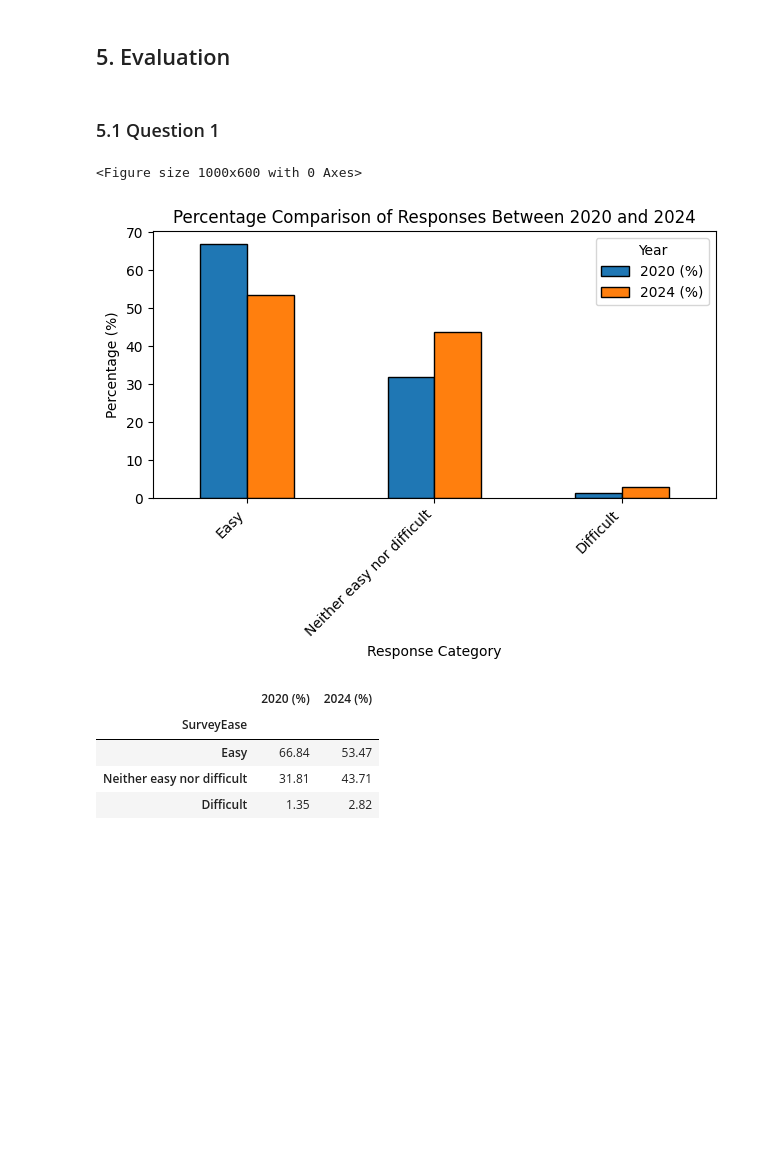
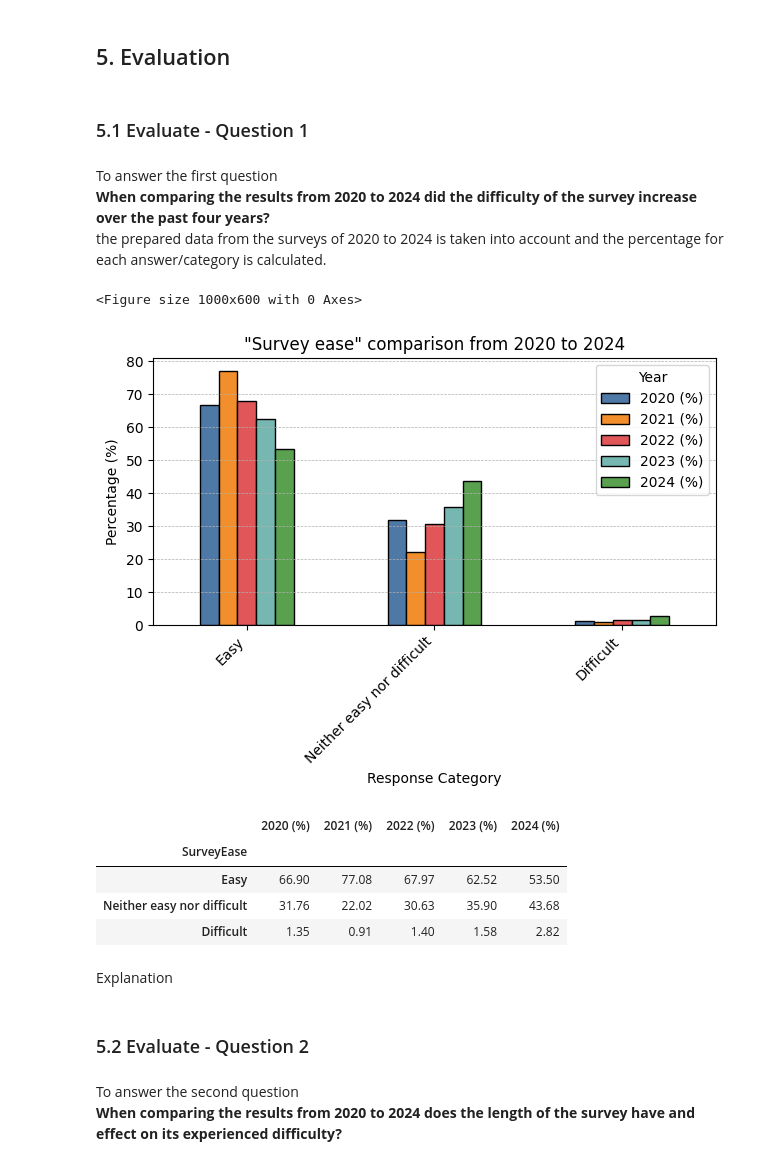
Before and after one commit to Enginamics/stackoverflow_survey_analysis, a Jupyter notebook: stackoverflow_survey_analysis.ipynb, the cells around one changed output. Saved outputs shown, nothing was run; the diff lists cells and outputs as text; code cells hidden in the pictures; blank space fills up the shorter version.

Commit message:
further working on question 1 and 2

```diff
--- a/stackoverflow_survey_analysis.ipynb
+++ b/stackoverflow_survey_analysis.ipynb
@@ -44,6 +44,12 @@ Then we import the relevant survays into our workspace
 # %%
 df_20 = pd.read_csv('./data/stack-overflow-developer-survey-2020/survey_results_public.csv')
 df_20_schema = pd.read_csv('./data/stack-overflow-developer-survey-2020/survey_results_schema.csv')
+df_21 = pd.read_csv('./data/stack-overflow-developer-survey-2021/survey_results_public.csv')
+df_21_schema = pd.read_csv('./data/stack-overflow-developer-survey-2021/survey_results_schema.csv')
+df_22 = pd.read_csv('./data/stack-overflow-developer-survey-2022/survey_results_public.csv')
+df_22_schema = pd.read_csv('./data/stack-overflow-developer-survey-2022/survey_results_schema.csv')
+df_23 = pd.read_csv('./data/stack-overflow-developer-survey-2023/survey_results_public.csv')
+df_23_schema = pd.read_csv('./data/stack-overflow-developer-survey-2023/survey_results_schema.csv')
 df_24 = pd.read_csv('./data/stack-overflow-developer-survey-2024/survey_results_public.csv')
 df_24_schema = pd.read_csv('./data/stack-overflow-developer-survey-2024/survey_results_schema.csv')
 # %% [markdown]
@@ -280,0 +443,16 @@ Lets create the datafields to answer Question 2:
+# %%
+# only copy columns 'SurveyEase', 'SurveyLength' and drop NaN's in 'SurveyEase' and 'SurveyLength'
+df_20_q1q2_cleaned = df_20[['SurveyEase', 'SurveyLength']].dropna(subset=['SurveyEase', 'SurveyLength'])
+df_21_q1q2_cleaned = df_21[['SurveyEase', 'SurveyLength']].dropna(subset=['SurveyEase', 'SurveyLength'])
+df_22_q1q2_cleaned = df_22[['SurveyEase', 'SurveyLength']].dropna(subset=['SurveyEase', 'SurveyLength'])
+df_23_q1q2_cleaned = df_23[['SurveyEase', 'SurveyLength']].dropna(subset=['SurveyEase', 'SurveyLength'])
+df_24_q1q2_cleaned = df_24[['SurveyEase', 'SurveyLength']].dropna(subset=['SurveyEase', 'SurveyLength'])
+if (
+    df_20_q1q2_cleaned.isna().sum().any() or
+    df_21_q1q2_cleaned.isna().sum().any() or
+    df_22_q1q2_cleaned.isna().sum().any() or
+    df_23_q1q2_cleaned.isna().sum().any() or
+    df_24_q1q2_cleaned.isna().sum().any()):
+    print("still some NaN's left") # check for NaN's! (should be 0!)
+else:
+    print("all NaN's removed") # all good
@@ -305,36 +506,54 @@ Name: YearlyCompensation, Length: 64461, dtype: float64
 # %% [markdown]
 ## 5. Evaluation
 # %% [markdown]
-### 5.1 Question 1
+### 5.1 Evaluate - Question 1
+# %% [markdown]
+To answer the first question
+**When comparing the results from 2020 to 2024 did the difficulty of the survey increase over the past four years?**
+the prepared data from the surveys of 2020 to 2024 is taken into account and the percentage for each answer/category is calculated.
 # %%
-# Calculate percentage for each category in 2020 and in 2024
-df20_q1_percentage = (df20_q1_cleaned.value_counts(normalize=True) * 100).round(2)
-df24_q1_percentage = (df24_q1_cleaned.value_counts(normalize=True) * 100).round(2)
+# Calculate percentage for each category in survey difficulty from 2020 to 2024
+df_20_q1_percentage = (df_20_q1q2_cleaned['SurveyEase'].value_counts(normalize=True) * 100).round(2)
+df_21_q1_percentage = (df_21_q1q2_cleaned['SurveyEase'].value_counts(normalize=True) * 100).round(2)
+df_22_q1_percentage = (df_22_q1q2_cleaned['SurveyEase'].value_counts(normalize=True) * 100).round(2)
+df_23_q1_percentage = (df_23_q1q2_cleaned['SurveyEase'].value_counts(normalize=True) * 100).round(2)
+df_24_q1_percentage = (df_24_q1q2_cleaned['SurveyEase'].value_counts(normalize=True) * 100).round(2)
 
-# Creating DataFrame to compare the percentages between 2020 and 2024
+# Creating new DataFrame to compare the percentages from 2020 to 2024
 q1_comparison_df = pd.DataFrame({
-    '2020 (%)': df20_q1_percentage,
-    '2024 (%)': df24_q1_percentage
+    '2020 (%)': df_20_q1_percentage,
+    '2021 (%)': df_21_q1_percentage,
+    '2022 (%)': df_22_q1_percentage,
+    '2023 (%)': df_23_q1_percentage,
+    '2024 (%)': df_24_q1_percentage
 })
 
 # Plotting the comparison
 plt.figure(figsize=(10, 6))
-q1_comparison_df.plot(kind='bar', color=['#1f77b4', '#ff7f0e'], edgecolor='black')
-plt.title('Percentage Comparison of Responses Between 2020 and 2024')
+q1_comparison_df.plot(kind='bar', color=['#4E79A7', '#F28E2B', '#E15759', '#76B7B2', '#59A14F'], edgecolor='black')
+plt.title('"Survey ease" comparison from 2020 to 2024')
 plt.xlabel('Response Category')
 plt.ylabel('Percentage (%)')
 plt.xticks(rotation=45, ha='right')
 plt.legend(title='Year')
+plt.grid(True, which='both', linestyle='--', linewidth=0.5, axis='y')
 plt.tight_layout()
 plt.show()
 
 # Display the comparison DataFrame
 q1_comparison_df
 # %% [output]
 <Figure size 1000x600 with 0 Axes>
-[figure, old version]
+[figure, new version]
-|  | 2020 (%) | 2024 (%) |
-| SurveyEase |  |  |
-| Easy | 66.84 | 53.47 |
-| Neither easy nor difficult | 31.81 | 43.71 |
-| Difficult | 1.35 | 2.82 |
+|  | 2020 (%) | 2021 (%) | 2022 (%) | 2023 (%) | 2024 (%) |
+| SurveyEase |  |  |  |  |  |
+| Easy | 66.90 | 77.08 | 67.97 | 62.52 | 53.50 |
+| Neither easy nor difficult | 31.76 | 22.02 | 30.63 | 35.90 | 43.68 |
+| Difficult | 1.35 | 0.91 | 1.40 | 1.58 | 2.82 |
+# %% [markdown]
+Explanation
+# %% [markdown]
+### 5.2 Evaluate - Question 2
+# %% [markdown]
+To answer the second question
+**When comparing the results from 2020 to 2024 does the length of the survey have and effect on its experienced difficulty?**
```
Also changed, not shown: parts of 40 cells of this notebook, 2 other files.
